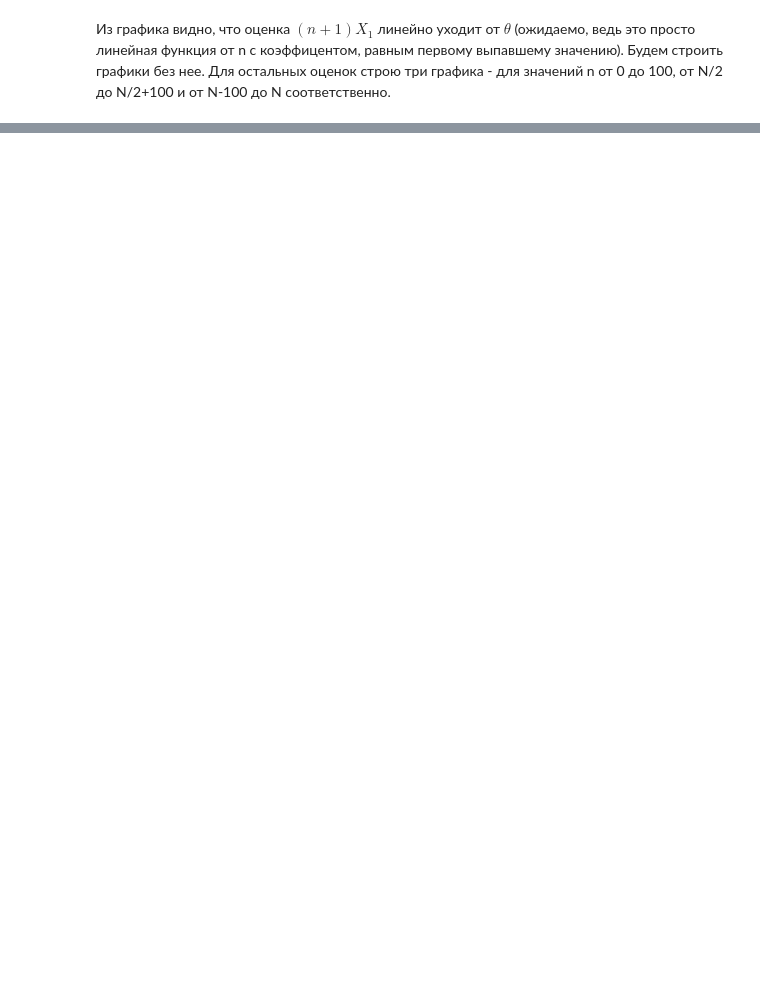
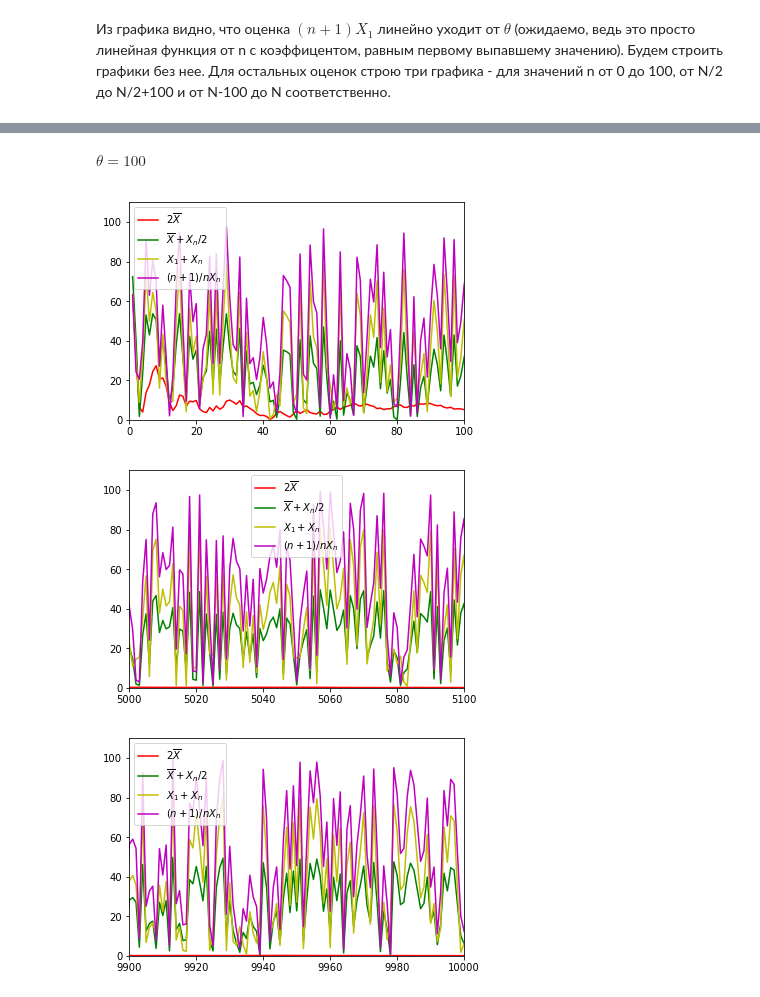
Before and after one commit to KaloshinPE/matstatistics, a Jupyter notebook: task1/task1 report.ipynb, the cells around one changed output, grey strips where cells are left out. Saved outputs shown, nothing was run; the diff lists cells and outputs as text; code cells hidden in the pictures; blank space fills up the shorter version.

```diff
--- a/task1/task1 report.ipynb
+++ b/task1/task1 report.ipynb
@@ -71,0 +101,8 @@ plot_rows([N - 100, N, 0.0, 1.1*theta])
+# %% [markdown]
+$\theta = 100$
+# %%
+deal_with_theta(100, 1.1)
+# %% [output]
+[figure, added]
+[figure, added]
+[figure, added]
```
Also changed, not shown: parts of 11 cells of this notebook.
